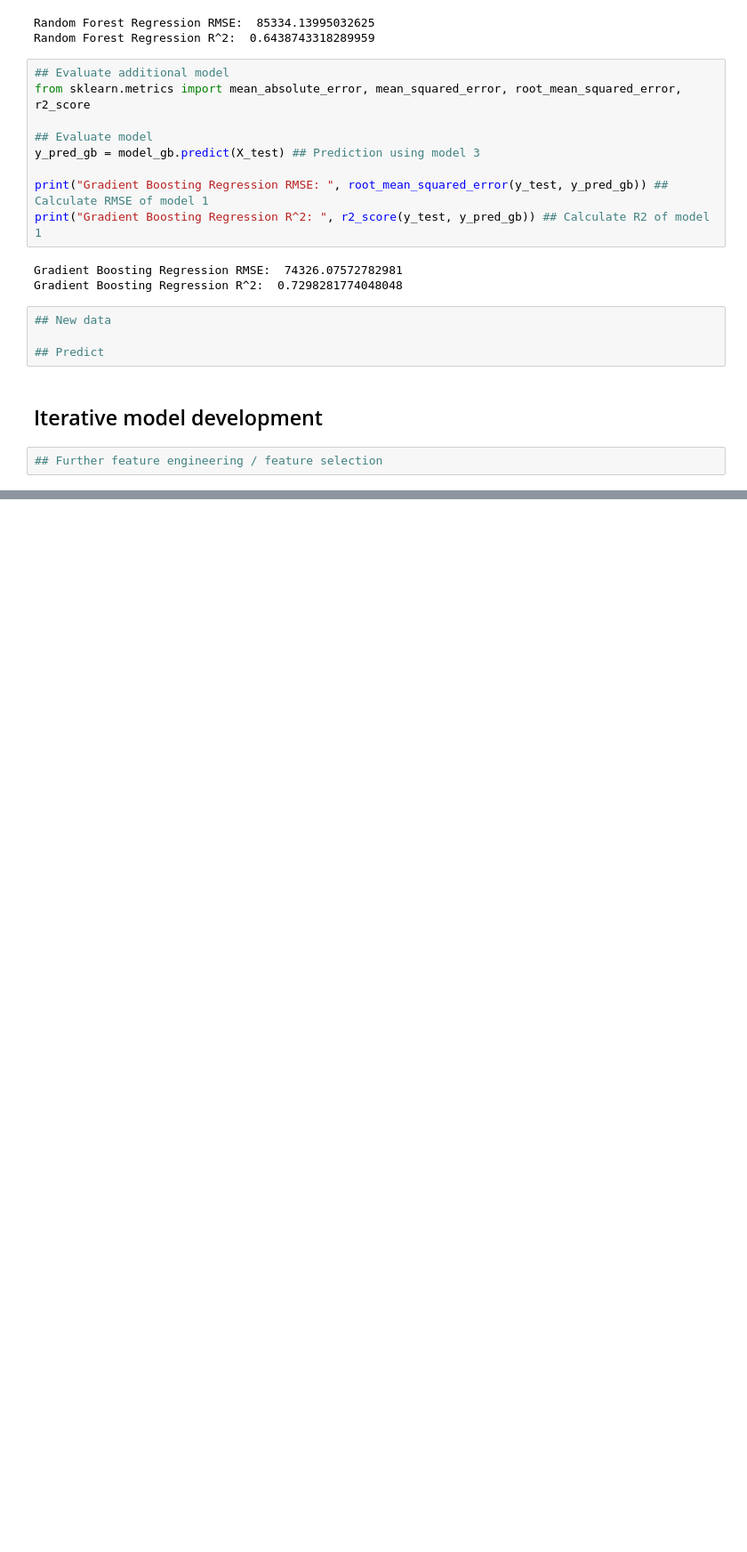
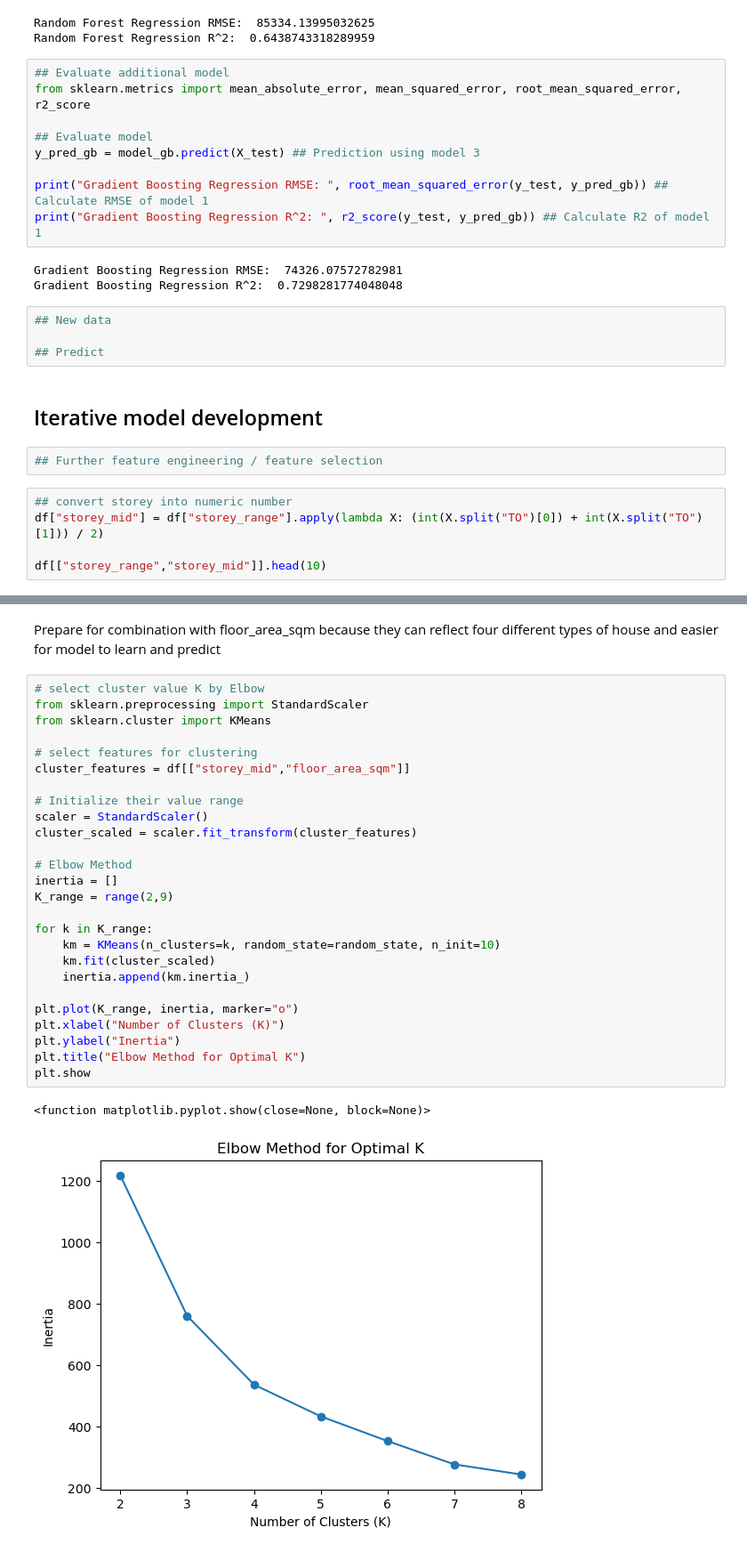
Before and after one commit to yongchuangqingdao-web/mldp_proj, a Jupyter notebook: MLDP Program Codes Submission Template.ipynb, the cells around one changed output, grey strips where cells are left out. Shown at 89% size. Saved outputs shown, nothing was run; the diff lists cells and outputs as text; blank space fills up the shorter version.

Commit message:
Iterative model development - grouping features

```diff
--- a/MLDP Program Codes Submission Template.ipynb
+++ b/MLDP Program Codes Submission Template.ipynb
@@ -371,3 +371,8 @@ Gradient Boosting Regression R^2:  0.7298281774048048
 ## Iterative model development
 # %%
 ## Further feature engineering / feature selection
+# %%
+## convert storey into numeric number
+df["storey_mid"] = df["storey_range"].apply(lambda X: (int(X.split("TO")[0]) + int(X.split("TO")[1])) / 2)
+
+df[["storey_range","storey_mid"]].head(10)
@@ -373,0 +391,31 @@ Gradient Boosting Regression R^2:  0.7298281774048048
+# %% [markdown]
+Prepare for combination with floor_area_sqm because they can reflect four different types of house and easier for model to learn and predict
+# %%
+# select cluster value K by Elbow
+from sklearn.preprocessing import StandardScaler
+from sklearn.cluster import KMeans
+
+# select features for clustering
+cluster_features = df[["storey_mid","floor_area_sqm"]]
+
+# Initialize their value range
+scaler = StandardScaler()
+cluster_scaled = scaler.fit_transform(cluster_features)
+
+# Elbow Method
+inertia = []
+K_range = range(2,9)
+
+for k in K_range:
+    km = KMeans(n_clusters=k, random_state=random_state, n_init=10)
+    km.fit(cluster_scaled)
+    inertia.append(km.inertia_)
+
+plt.plot(K_range, inertia, marker="o")
+plt.xlabel("Number of Clusters (K)")
+plt.ylabel("Inertia")
+plt.title("Elbow Method for Optimal K")
+plt.show
+# %% [output]
+<function matplotlib.pyplot.show(close=None, block=None)>
+[figure, added]
```
Also changed, not shown: parts of 8 cells of this notebook.
